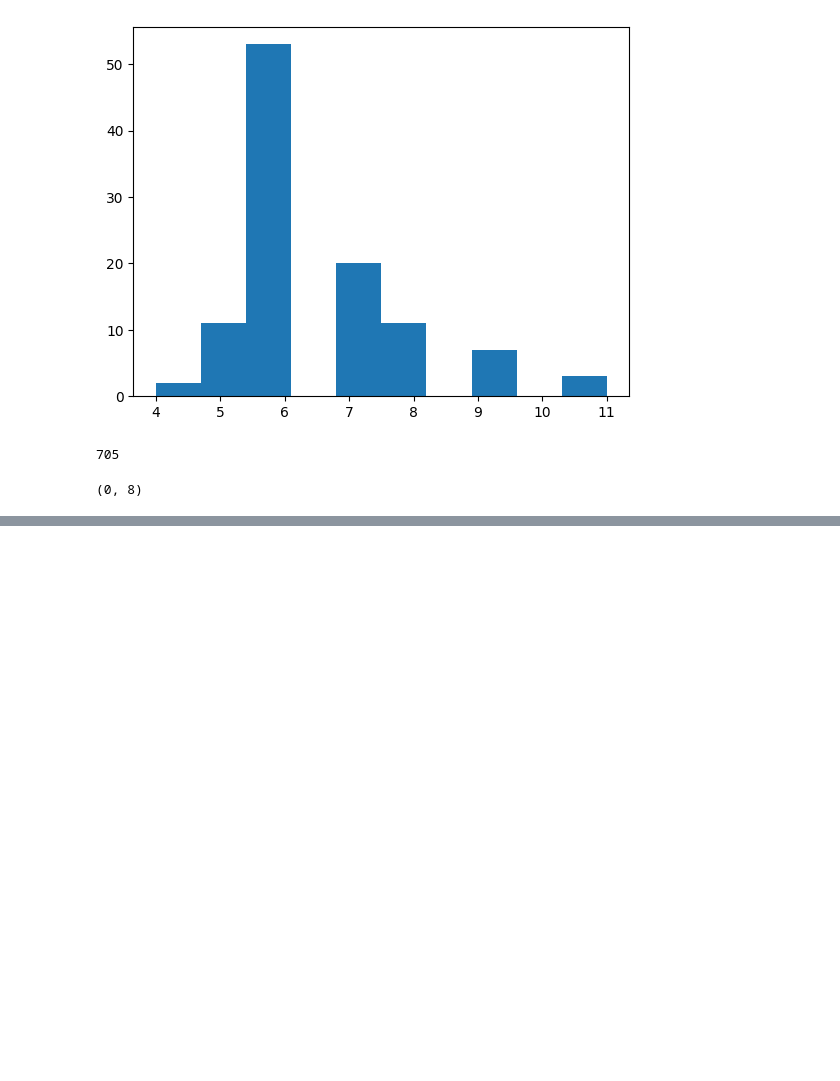
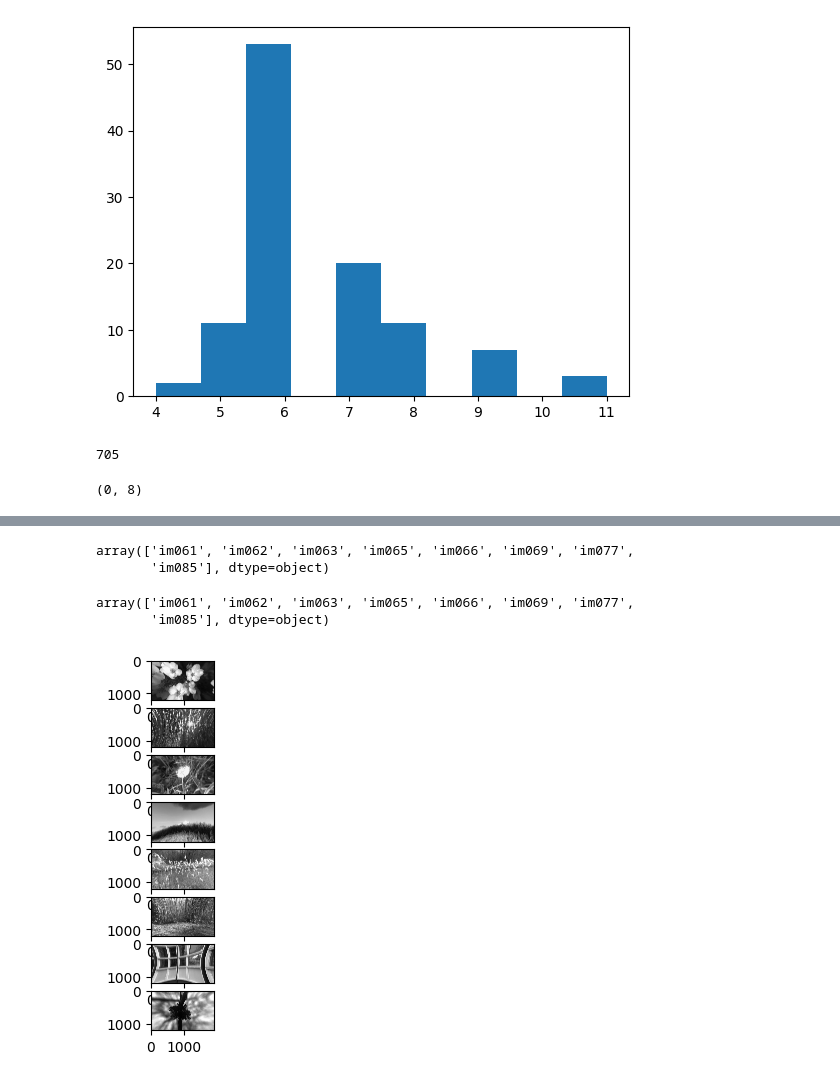
Before and after one commit to EugOT/CN-pr-Allen-Brain, a Jupyter notebook: Alex-SDK-dataset.ipynb, the cells around one changed output, grey strips where cells are left out. Saved outputs shown, nothing was run; the diff lists cells and outputs as text; code cells hidden in the pictures; blank space fills up the shorter version.

```diff
--- a/Alex-SDK-dataset.ipynb
+++ b/Alex-SDK-dataset.ipynb
@@ -74,0 +143,17 @@ for ophys_experiment_id in ophys_experiment_ids:
+# %%
+np.unique(list(experiments.values())[0].trials[['initial_image_name']])
+# %% [output]
+array(['im061', 'im062', 'im063', 'im065', 'im066', 'im069', 'im077',
+       'im085'], dtype=object)
+# %%
+np.unique(list(experiments.values())[0].trials[['change_image_name']])
+# %% [output]
+array(['im061', 'im062', 'im063', 'im065', 'im066', 'im069', 'im077',
+       'im085'], dtype=object)
+# %%
+fig, ax = plt.subplots(len(first_experiment['stimulus_templates']['warped']))
+
+for i, img in enumerate(first_experiment['stimulus_templates']['warped']):
+    ax[i].imshow(img, cmap="gray")
+# %% [output]
+[figure, added]
```
Also changed, not shown: parts of 6 cells of this notebook, 1 other file.
